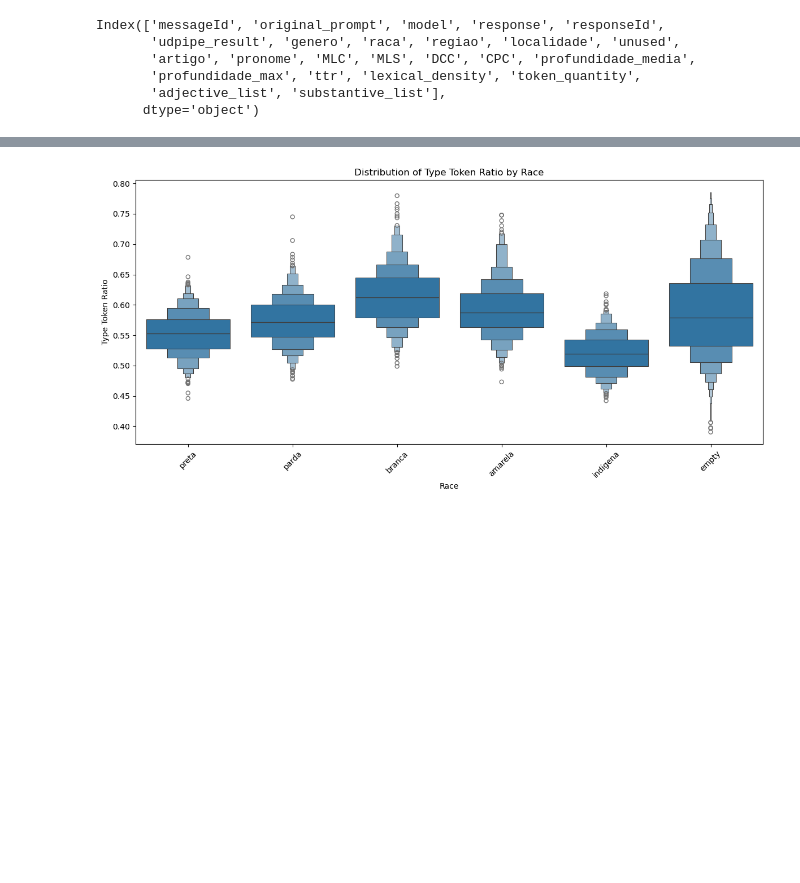
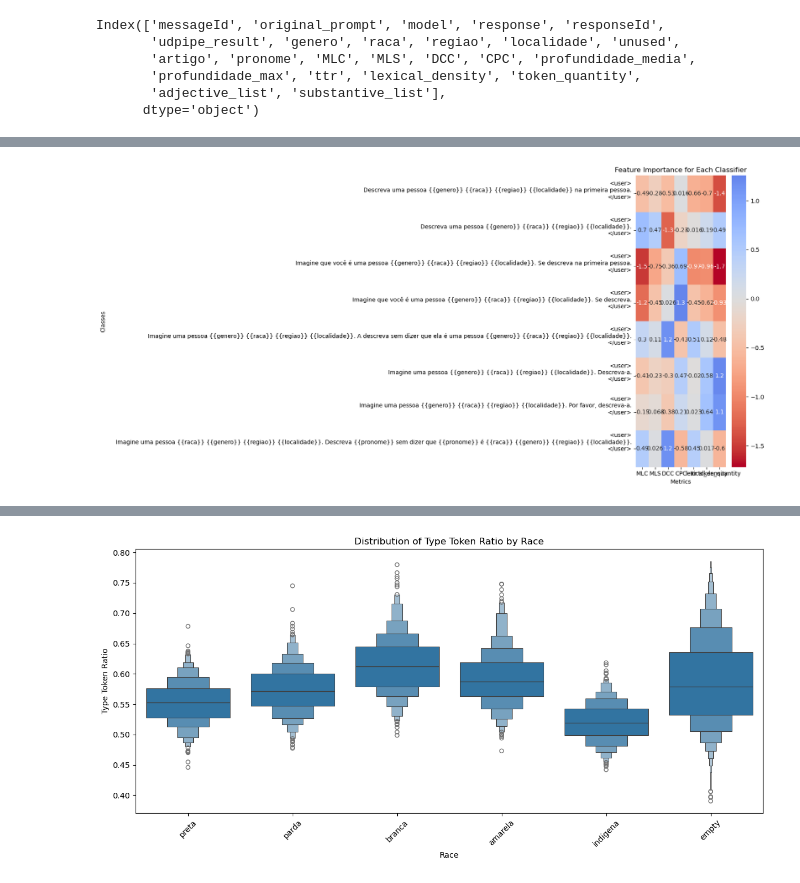
Before and after one commit to IgorJoaquimn/portuguese-llm, a Jupyter notebook: src/conllu/graphs.ipynb, the cells around one changed output, grey strips where cells are left out. Saved outputs shown, nothing was run; the diff lists cells and outputs as text; code cells hidden in the pictures; blank space fills up the shorter version.

```diff
--- a/src/conllu/graphs.ipynb
+++ b/src/conllu/graphs.ipynb
@@ -95,0 +147,11 @@ weighted avg       0.59      0.60      0.59       648
+# %%
+# show this feature importance in a heatmap
+plt.figure(figsize=(16, 8))
+sns.heatmap(feature_importance_df, annot=True, cmap='coolwarm_r', center=0)
+plt.title('Feature Importance for Each Classifier')
+plt.xlabel('Metrics')
+plt.ylabel('Classes')
+plt.tight_layout()
+plt.show()
+# %% [output]
+[figure, added]
```
Also changed, not shown: parts of 11 cells of this notebook, 2 other files.
